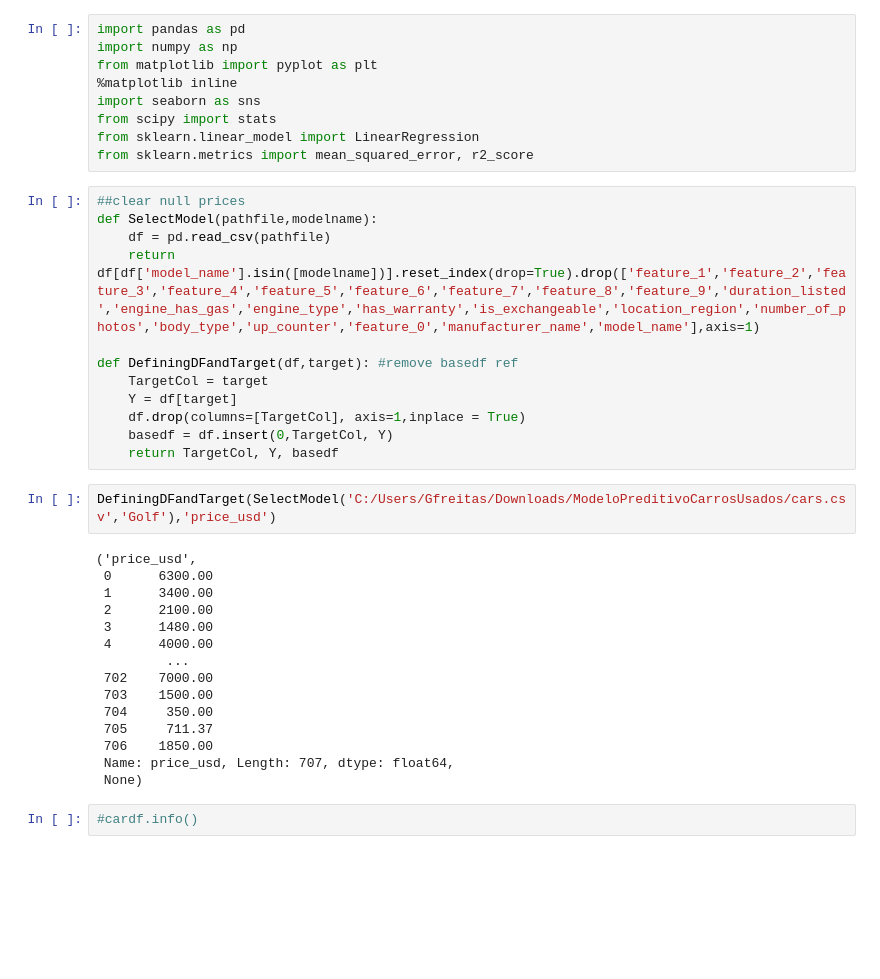
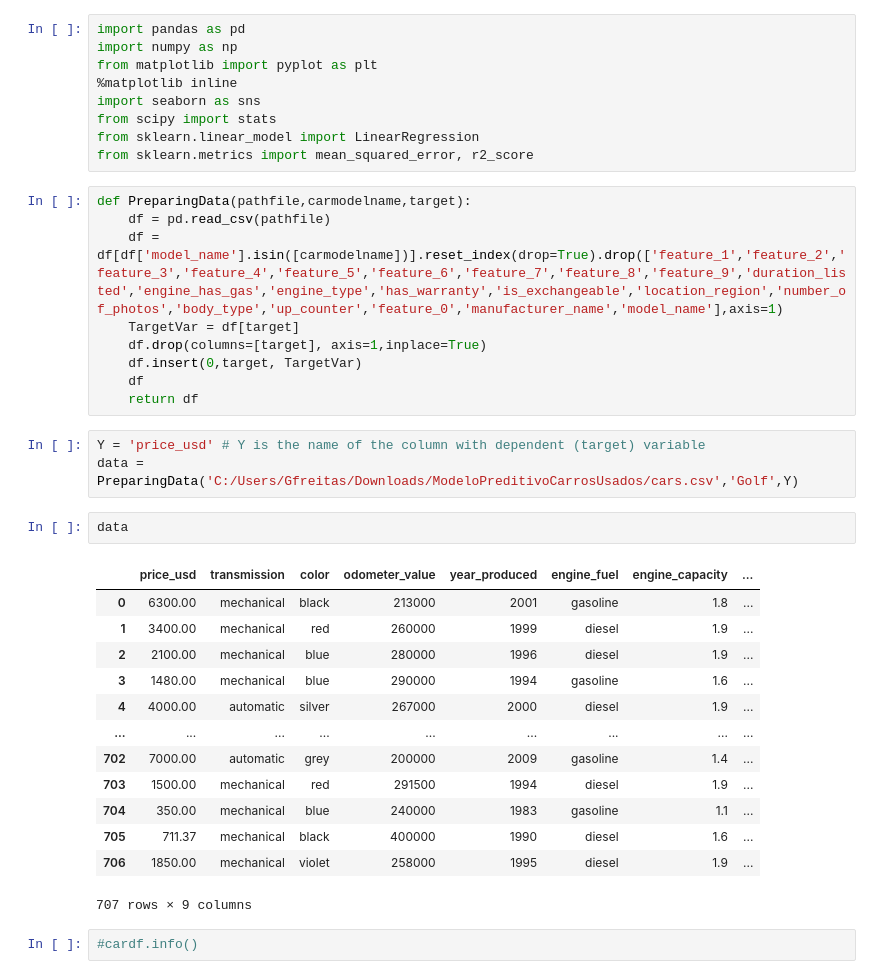
Before and after one commit to grtfreitas/PredictiveModelingRegression, a Jupyter notebook: PredictiveModelingRegression.ipynb, the cells around one changed output. Cells and saved outputs as stored; diff of their text form; blank space fills up the shorter version.

```diff
--- a/PredictiveModelingRegression.ipynb
+++ b/PredictiveModelingRegression.ipynb
@@ -8,34 +8,33 @@ from scipy import stats
 from sklearn.linear_model import LinearRegression
 from sklearn.metrics import mean_squared_error, r2_score
 # %%
-##clear null prices
-def SelectModel(pathfile,modelname):
+def PreparingData(pathfile,carmodelname,target):
     df = pd.read_csv(pathfile)
-    return df[df['model_name'].isin([modelname])].reset_index(drop=True).drop(['feature_1','feature_2','feature_3','feature_4','feature_5','feature_6','feature_7','feature_8','feature_9','duration_listed','engine_has_gas','engine_type','has_warranty','is_exchangeable','location_region','number_of_photos','body_type','up_counter','feature_0','manufacturer_name','model_name'],axis=1)
-
-def DefiningDFandTarget(df,target): #remove basedf ref
-    TargetCol = target
-    Y = df[target]
-    df.drop(columns=[TargetCol], axis=1,inplace = True)
-    basedf = df.insert(0,TargetCol, Y)
-    return TargetCol, Y, basedf
+    df = df[df['model_name'].isin([carmodelname])].reset_index(drop=True).drop(['feature_1','feature_2','feature_3','feature_4','feature_5','feature_6','feature_7','feature_8','feature_9','duration_listed','engine_has_gas','engine_type','has_warranty','is_exchangeable','location_region','number_of_photos','body_type','up_counter','feature_0','manufacturer_name','model_name'],axis=1)
+    TargetVar = df[target]
+    df.drop(columns=[target], axis=1,inplace=True)
+    df.insert(0,target, TargetVar)
+    df
+    return df
 # %%
-DefiningDFandTarget(SelectModel('C:/Users/Gfreitas/Downloads/ModeloPreditivoCarrosUsados/cars.csv','Golf'),'price_usd')
+Y = 'price_usd' # Y is the name of the column with dependent (target) variable
+data = PreparingData('C:/Users/Gfreitas/Downloads/ModeloPreditivoCarrosUsados/cars.csv','Golf',Y)
-# %% [output]
-('price_usd',
- 0      6300.00
- 1      3400.00
- 2      2100.00
- 3      1480.00
- 4      4000.00
-         ...
- 702    7000.00
- 703    1500.00
- 704     350.00
- 705     711.37
- 706    1850.00
- Name: price_usd, Length: 707, dtype: float64,
- None)
+# %%
+data
+# %% [output]
+|  | price_usd | transmission | color | odometer_value | year_produced | engine_fuel | engine_capacity | ... |
+| 0 | 6300.00 | mechanical | black | 213000 | 2001 | gasoline | 1.8 | ... |
+| 1 | 3400.00 | mechanical | red | 260000 | 1999 | diesel | 1.9 | ... |
+| 2 | 2100.00 | mechanical | blue | 280000 | 1996 | diesel | 1.9 | ... |
+| 3 | 1480.00 | mechanical | blue | 290000 | 1994 | gasoline | 1.6 | ... |
+| 4 | 4000.00 | automatic | silver | 267000 | 2000 | diesel | 1.9 | ... |
+| ... | ... | ... | ... | ... | ... | ... | ... | ... |
+| 702 | 7000.00 | automatic | grey | 200000 | 2009 | gasoline | 1.4 | ... |
+| 703 | 1500.00 | mechanical | red | 291500 | 1994 | diesel | 1.9 | ... |
+| 704 | 350.00 | mechanical | blue | 240000 | 1983 | gasoline | 1.1 | ... |
+| 705 | 711.37 | mechanical | black | 400000 | 1990 | diesel | 1.6 | ... |
+| 706 | 1850.00 | mechanical | violet | 258000 | 1995 | diesel | 1.9 | ... |
+707 rows × 9 columns
 # %%
 #cardf.info()
 # %%
```
Also changed, not shown: parts of 15 cells of this notebook.
